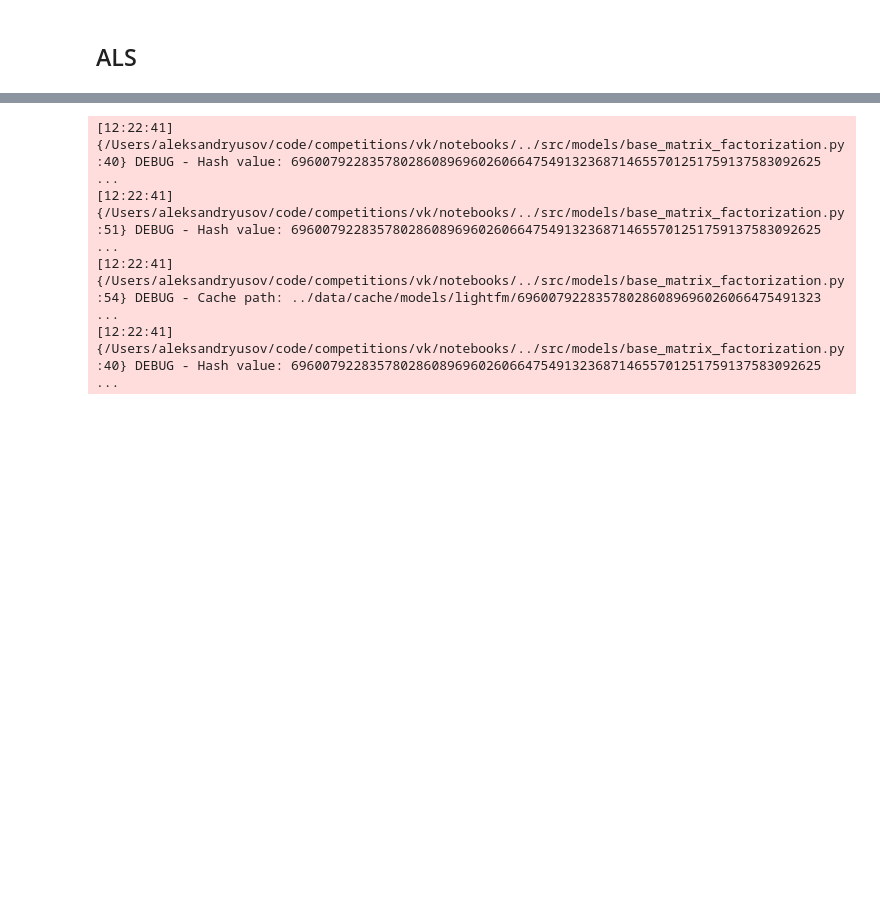
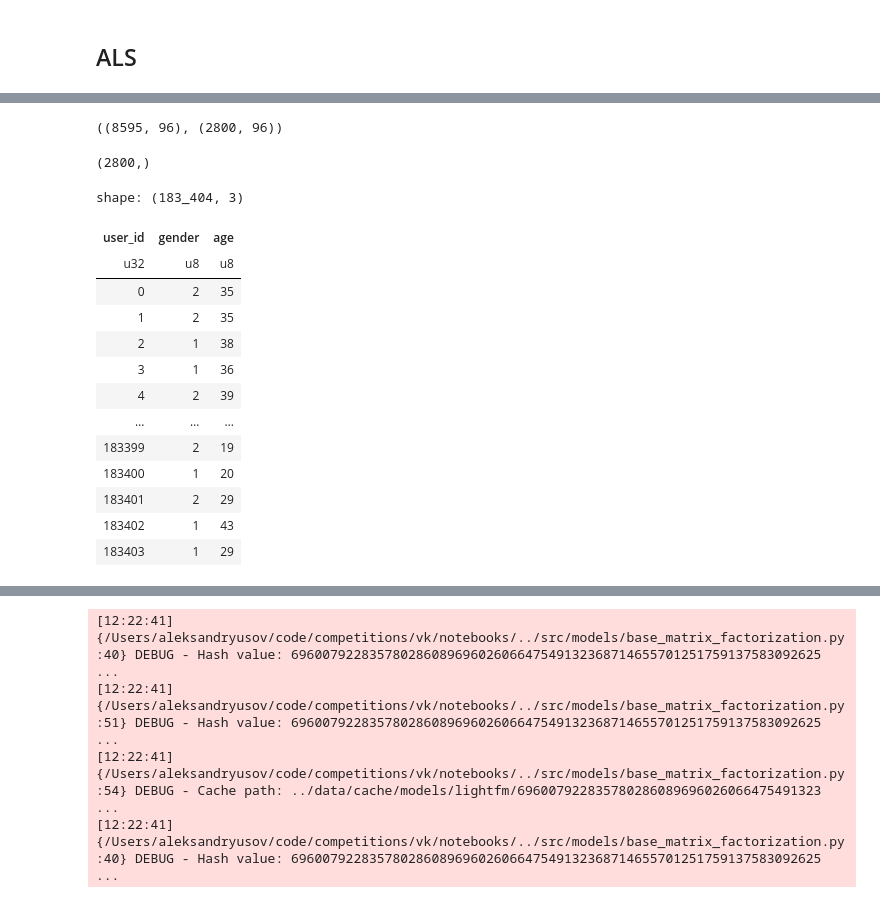
Before and after one commit to Muhamob/vk-recsys-challenge-2024, a Jupyter notebook: notebooks/test_script.ipynb, the cells around one changed output, grey strips where cells are left out. Saved outputs shown, nothing was run; the diff lists cells and outputs as text; code cells hidden in the pictures; blank space fills up the shorter version.

```diff
--- a/notebooks/test_script.ipynb
+++ b/notebooks/test_script.ipynb
@@ -174 +211,27 @@ test_model.fit(train_als_like_item)
 <src.models.als_item.ALSSource at 0x...>
+# %%
+a, b = test_model.model.get_vectors()
+a.shape, b.shape
+# %% [output]
+((8595, 96), (2800, 96))
+# %%
+test_model.item2idx.external_ids.shape
+# %% [output]
+(2800,)
+# %%
+users_meta_df
+# %% [output]
+shape: (183_404, 3)
+| user_id | gender | age |
+| u32 | u8 | u8 |
+| 0 | 2 | 35 |
+| 1 | 2 | 35 |
+| 2 | 1 | 38 |
+| 3 | 1 | 36 |
+| 4 | 2 | 39 |
+| … | … | … |
+| 183399 | 2 | 19 |
+| 183400 | 1 | 20 |
+| 183401 | 2 | 29 |
+| 183402 | 1 | 43 |
+| 183403 | 1 | 29 |
```
Also changed, not shown: parts of 6 cells of this notebook, 2 other files.
